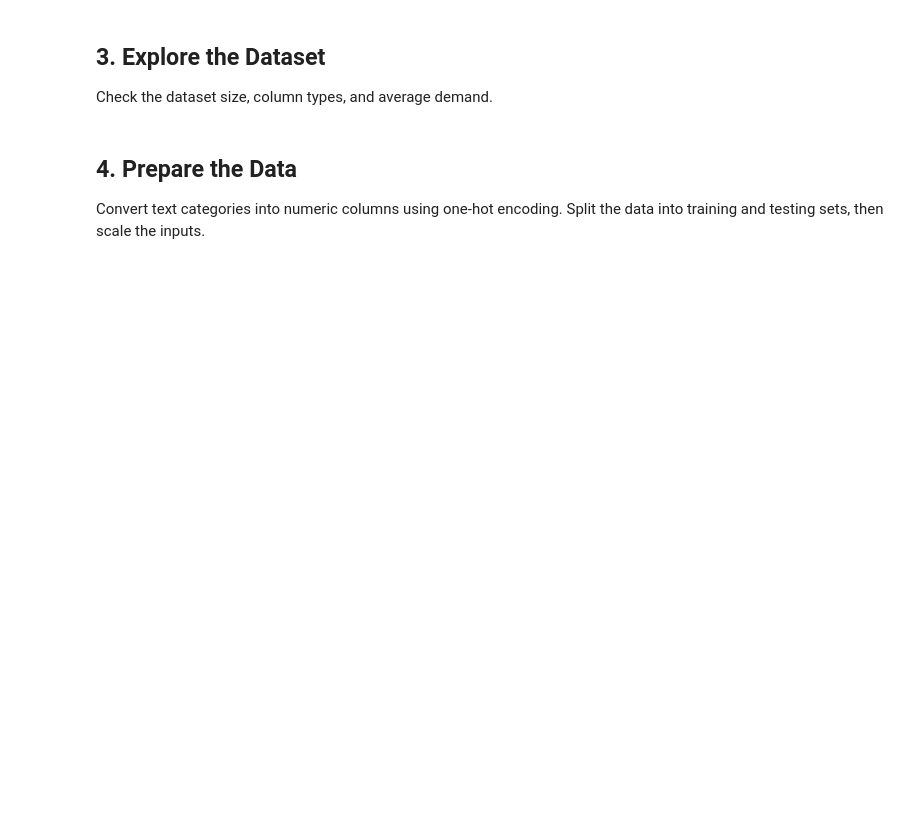
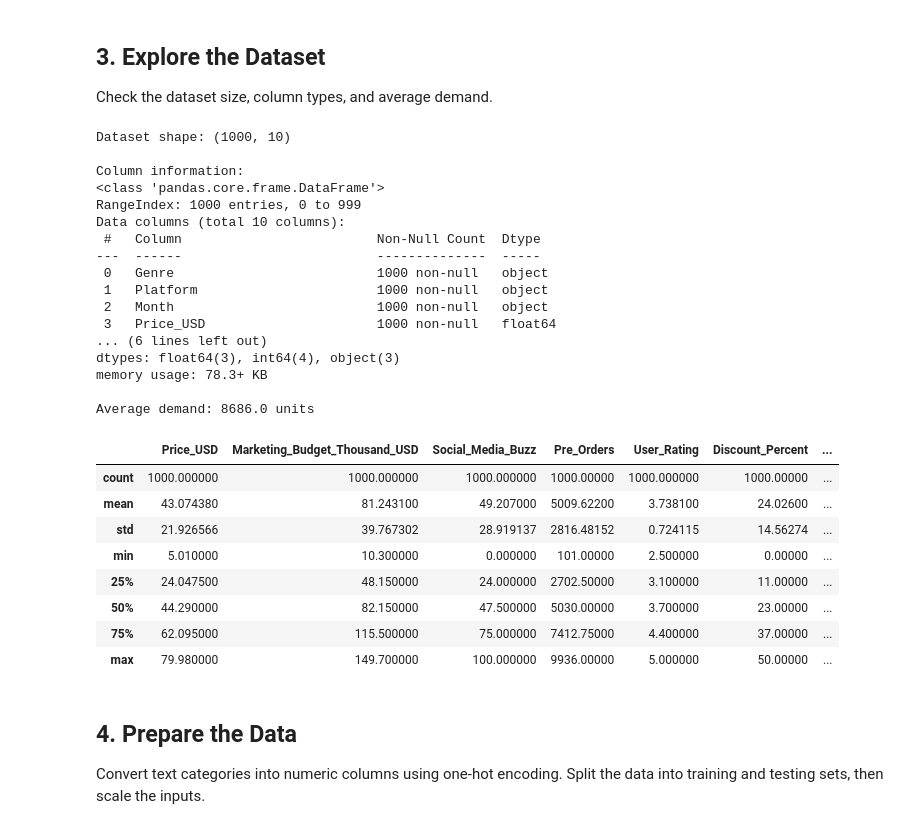
Before and after one commit to Preet0005/GAMING-INDUSTRY-DEMAND-PREDICTION, a Jupyter notebook: Gaming_Industry_Demand_Prediction_ANN.ipynb, the cells around one changed output. Drawn from its saved outputs; the diff is of its cells as text; code cells hidden in the pictures; blank space fills up the shorter version.

```diff
--- a/Gaming_Industry_Demand_Prediction_ANN.ipynb
+++ b/Gaming_Industry_Demand_Prediction_ANN.ipynb
@@ -99,11 +87,38 @@ Check the dataset size, column types, and average demand.
 # %%
 print('Dataset shape:', data.shape)
 print('\nColumn information:')
 data.info()
 print('\nAverage demand:', round(data['Demand_Units'].mean(), 0), 'units')
 
-# View basic statistics
-data.describe(numeric_only=True)
+# View basic statistics for numeric columns
+data.select_dtypes(include=[np.number]).describe()
+# %% [output]
+Dataset shape: (1000, 10)
+
+Column information:
+<class 'pandas.core.frame.DataFrame'>
+RangeIndex: 1000 entries, 0 to 999
+Data columns (total 10 columns):
+ #   Column                         Non-Null Count  Dtype
+---  ------                         --------------  -----
+ 0   Genre                          1000 non-null   object
+ 1   Platform                       1000 non-null   object
+ 2   Month                          1000 non-null   object
+ 3   Price_USD                      1000 non-null   float64
+... (6 lines left out)
+dtypes: float64(3), int64(4), object(3)
+memory usage: 78.3+ KB
+
+Average demand: 8686.0 units
+|  | Price_USD | Marketing_Budget_Thousand_USD | Social_Media_Buzz | Pre_Orders | User_Rating | Discount_Percent | ... |
+| count | 1000.000000 | 1000.000000 | 1000.000000 | 1000.00000 | 1000.000000 | 1000.00000 | ... |
+| mean | 43.074380 | 81.243100 | 49.207000 | 5009.62200 | 3.738100 | 24.02600 | ... |
+| std | 21.926566 | 39.767302 | 28.919137 | 2816.48152 | 0.724115 | 14.56274 | ... |
+| min | 5.010000 | 10.300000 | 0.000000 | 101.00000 | 2.500000 | 0.00000 | ... |
+| 25% | 24.047500 | 48.150000 | 24.000000 | 2702.50000 | 3.100000 | 11.00000 | ... |
+| 50% | 44.290000 | 82.150000 | 47.500000 | 5030.00000 | 3.700000 | 23.00000 | ... |
+| 75% | 62.095000 | 115.500000 | 75.000000 | 7412.75000 | 4.400000 | 37.00000 | ... |
+| max | 79.980000 | 149.700000 | 100.000000 | 9936.00000 | 5.000000 | 50.00000 | ... |
 # %% [markdown]
 ## 4. Prepare the Data
 Convert text categories into numeric columns using one-hot encoding. Split the data into training and testing sets, then scale the inputs.
```
Also changed, not shown: parts of 10 cells of this notebook.
